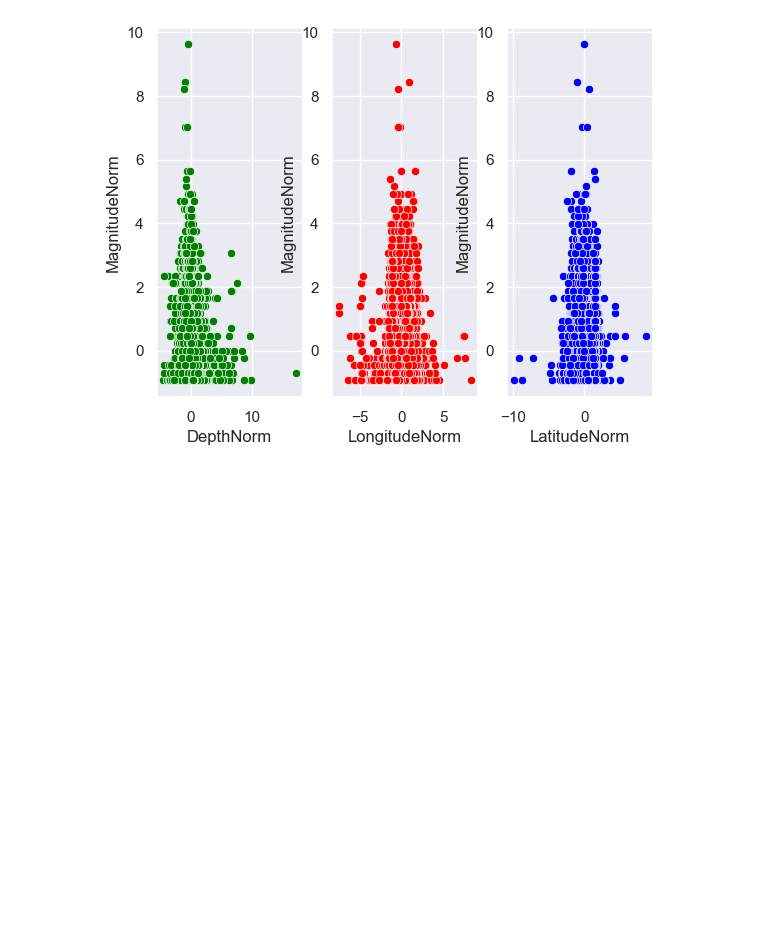
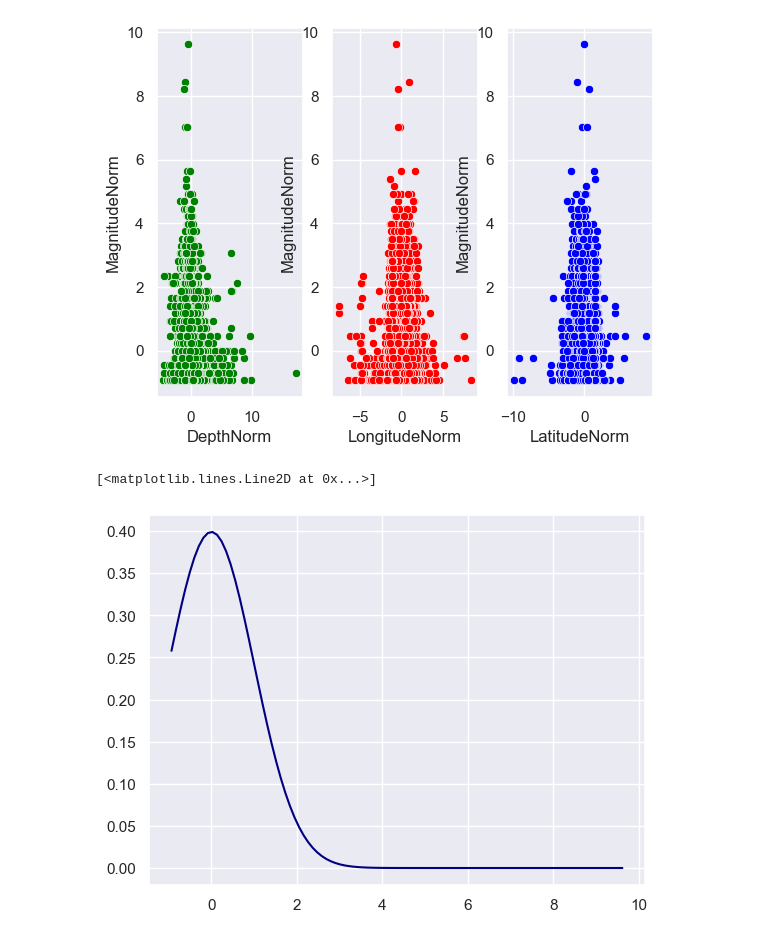
Before and after one commit to MrBloom911/SismicOperations, a Jupyter notebook: ProyectoComp.ipynb, the cells around one changed output. Saved outputs shown, nothing was run; the diff lists cells and outputs as text; code cells hidden in the pictures; blank space fills up the shorter version.

Commit message:
Se agrega una aproximacion grafica de las variables, no se ve claramente una posibilidad de clustering pero tal vez si de una reducción de dimensionalidad

```diff
--- a/ProyectoComp.ipynb
+++ b/ProyectoComp.ipynb
@@ -138,3 +136,16 @@ sns.scatterplot(data=df,x='LatitudeNorm',y='MagnitudeNorm',ax=axes[2],color='blu
 # %% [output]
 <AxesSubplot:xlabel='LatitudeNorm', ylabel='MagnitudeNorm'>
 [figure]
+# %%
+def AproxGra(dfa,col,dists):
+    dist=dists
+    paradist= dist.fit(data=dfa[col])
+    xd=np.linspace(dfa[col].min(),dfa[col].max(),100)
+    yd=dist.pdf(xd,*paradist)
+    return xd, yd, paradist
+
+x1,y1,p1 = AproxGra(df,'MagnitudeNorm',stats.norm)
+plt.plot(x1,y1,label='energias 6-12',color='navy')
+# %% [output]
+[<matplotlib.lines.Line2D at 0x...>]
+[figure, added]
```
Also changed, not shown: parts of 1 cell of this notebook.
